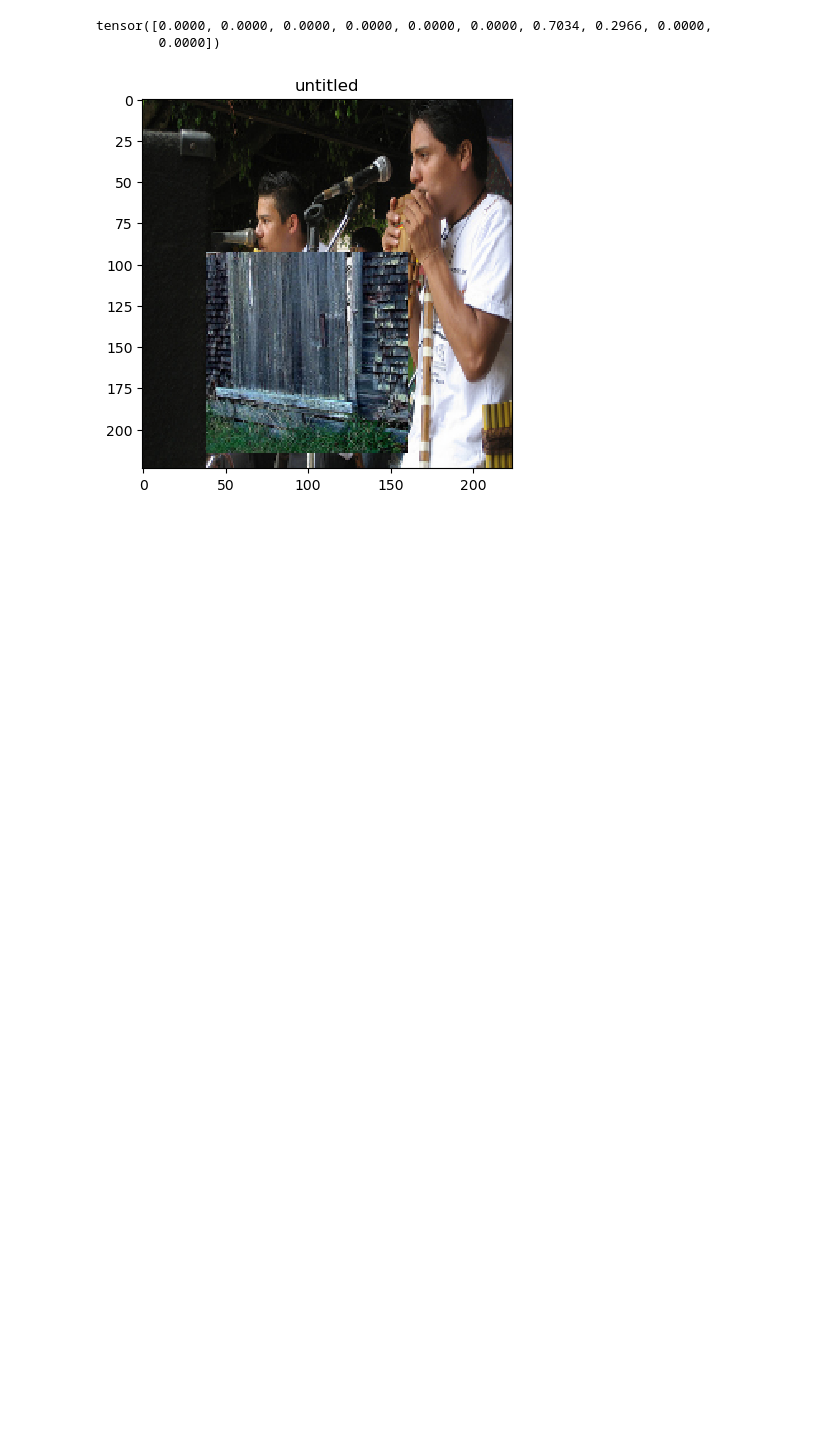
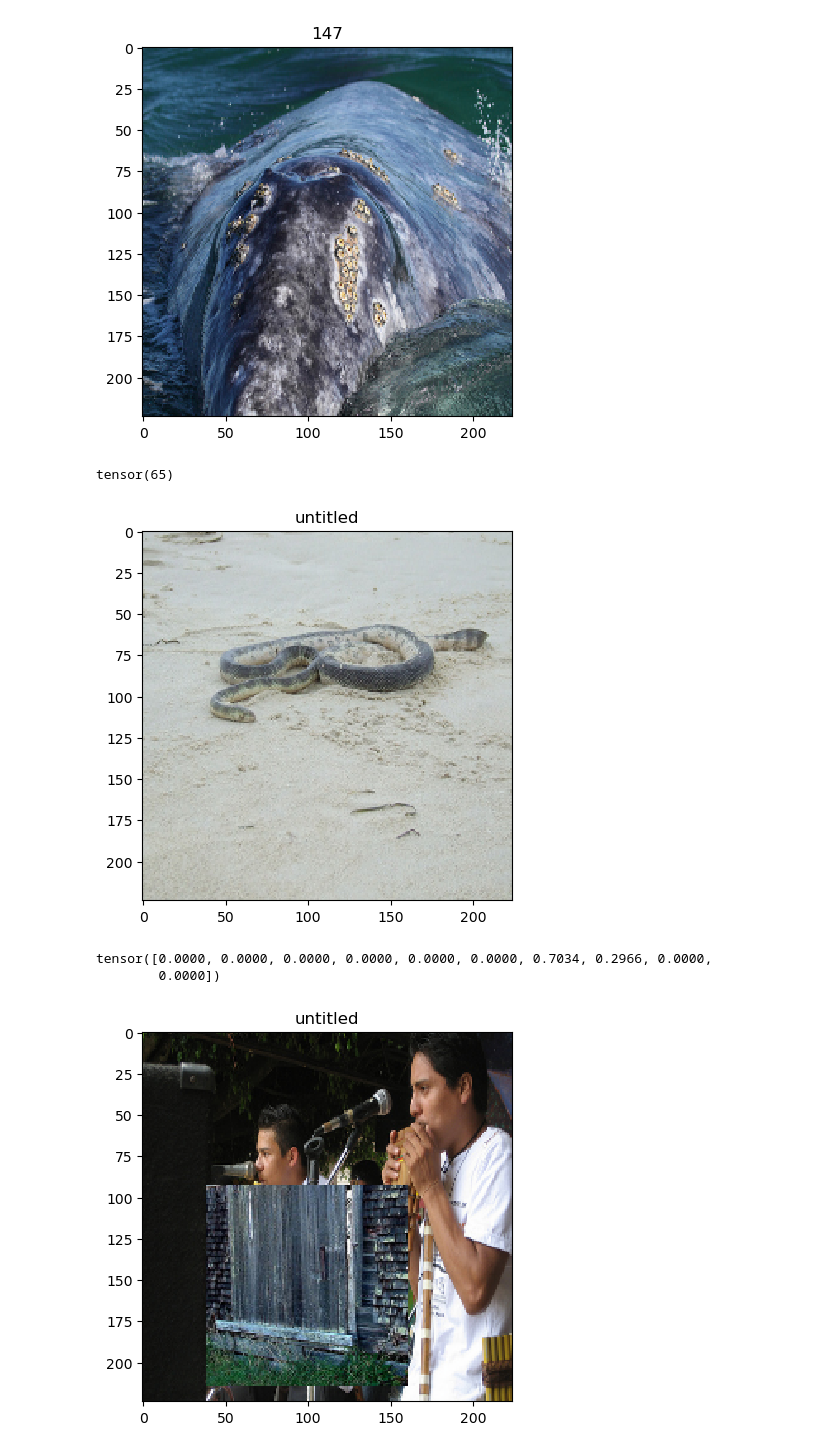
Before and after one commit to IvanSunjg/Advanced-Vision, a Jupyter notebook: colab/examples.ipynb, the cells around one changed output. Drawn from its saved outputs; the diff is of its cells as text; code cells hidden in the pictures; blank space fills up the shorter version.

Commit message:
implemented test dataset loader

```diff
--- a/colab/examples.ipynb
+++ b/colab/examples.ipynb
@@ -44,6 +45,62 @@ def train_val_dataset(dataset, val_split=0.2):
 
 mean = np.array([0.485, 0.456, 0.406])
 std = np.array([0.229, 0.224, 0.225])
+# %%
+import os
+
+class TestDataset(datasets.VisionDataset):
+
+    def __init__(self, root, labels_file, transform=None, target_transform=None):
+        super().__init__(root=root, transform=transform, target_transform=target_transform)
+
+        paths = sorted(os.listdir(self.root))
+        paths = [f'{self.root}/{p}' for p in paths]
+        with open(os.path.expanduser(labels_file)) as f:
+            labels = f.read().splitlines()
+        labels = [int(l) for l in labels]
+        self.samples = list(zip(paths, labels))
+
+        self.transform = transform
+        self.target_transform = target_transform
+
+    def __getitem__(self, idx):
+        path, target = self.samples[idx]
+        sample = datasets.folder.pil_loader(path)
+
+        if self.transform is not None:
+            sample = self.transform(sample)
+        if self.target_transform is not None:
+            target = self.target_transform(target)
+
+        return sample, target
+
+    def __len__(self):
+        return len(self.samples)
+
+test_dataset = TestDataset(
+    root='../../ImageNet50/test',
+    labels_file='../../ImageNet50/ILSVRC2012_test_ground_truth.txt',
+    transform=transforms.Compose([
+        transforms.ToTensor(),
+        transforms.Normalize(RESNET_MEAN, RESNET_STD),
+        transforms.Resize((256, 256)),
+        transforms.CenterCrop(224),
+    ])
+)
+
+idx = 15
+utils.imshow(test_dataset[idx][0], title=test_dataset[idx][1])
+
+if True:
+    dataloader = torch.utils.data.DataLoader(test_dataset, batch_size=6, shuffle=False, num_workers=0)
+    for inputs, labels in dataloader:
+        print(labels[0])
+        utils.imshow(inputs[0])
+        break
+# %% [output]
+[figure, added]
+tensor(65)
+[figure, added]
 # %%
 importlib.reload(resnet_dataset)
 importlib.reload(augmentations)
```
Also changed, not shown: parts of 1 cell of this notebook, 4 other files.
